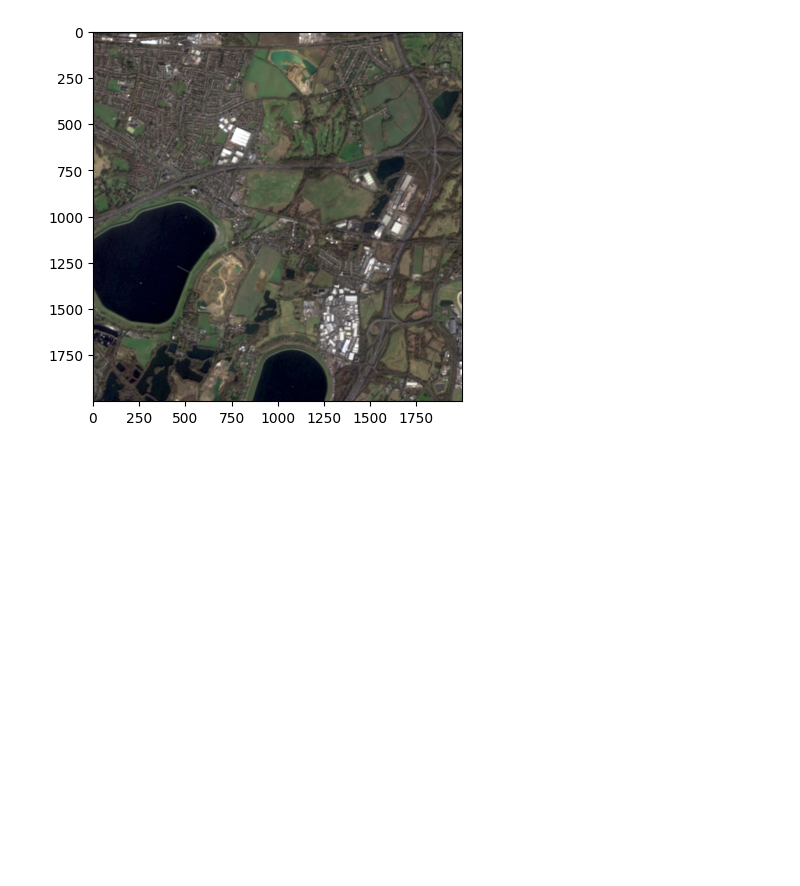
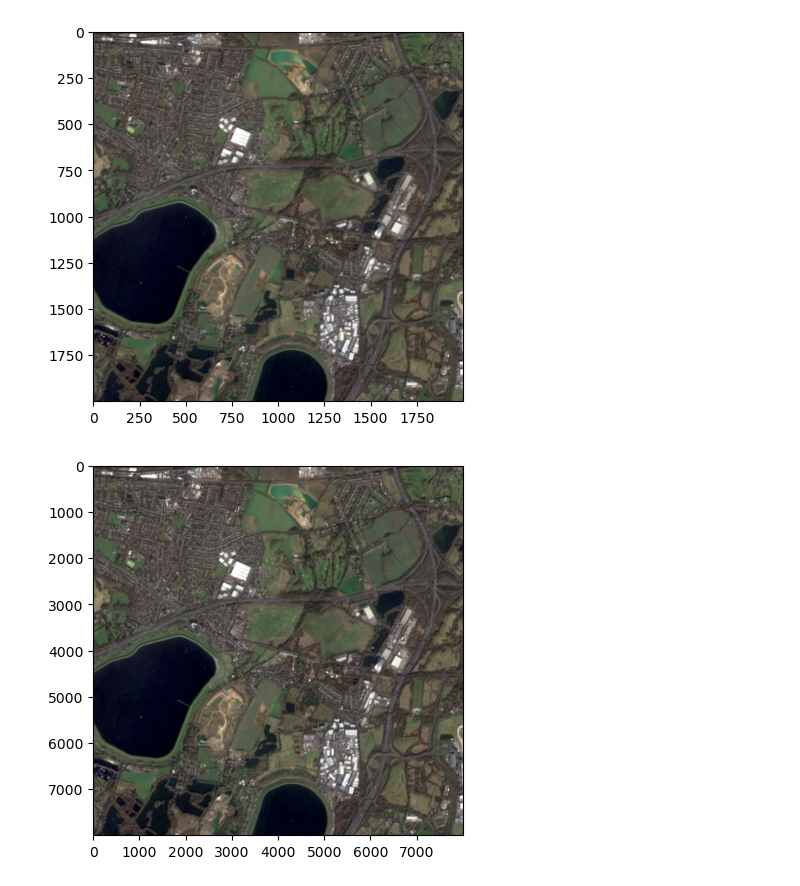
Before and after one commit to Hack-the-Bean/Hack-the-Bean, a Jupyter notebook: upscaling/upscaling.ipynb, the cells around one changed output. Cells and saved outputs as stored; diff of their text form; code cells hidden in the pictures; blank space fills up the shorter version.

```diff
--- a/upscaling/upscaling.ipynb
+++ b/upscaling/upscaling.ipynb
@@ -10,7 +10,7 @@ def pltshow(img):
     plt.show()
 # %%
 # Load satellite image
-satellite_path = "C:\\Users\\lyleb\\Documents\\Uni Stuff\\4th Year\\ASR\\Hack-the-Bean\\upscaling\\satellite.jpg"
+satellite_path = "satellite.jpg"
 img = cv2.imread(satellite_path)
 
 # Convert BGR to RGB
@@ -74,3 +74,7 @@ result = sr.upsample(img_fused)
 
 # Convert result to uint8 format
 result_image = np.clip(result, 0, 255).astype(np.uint8)
+# %%
+pltshow(result_image)
+# %% [output]
+[figure, added]
```
Also changed, not shown: parts of 5 cells of this notebook, 2 other files.
